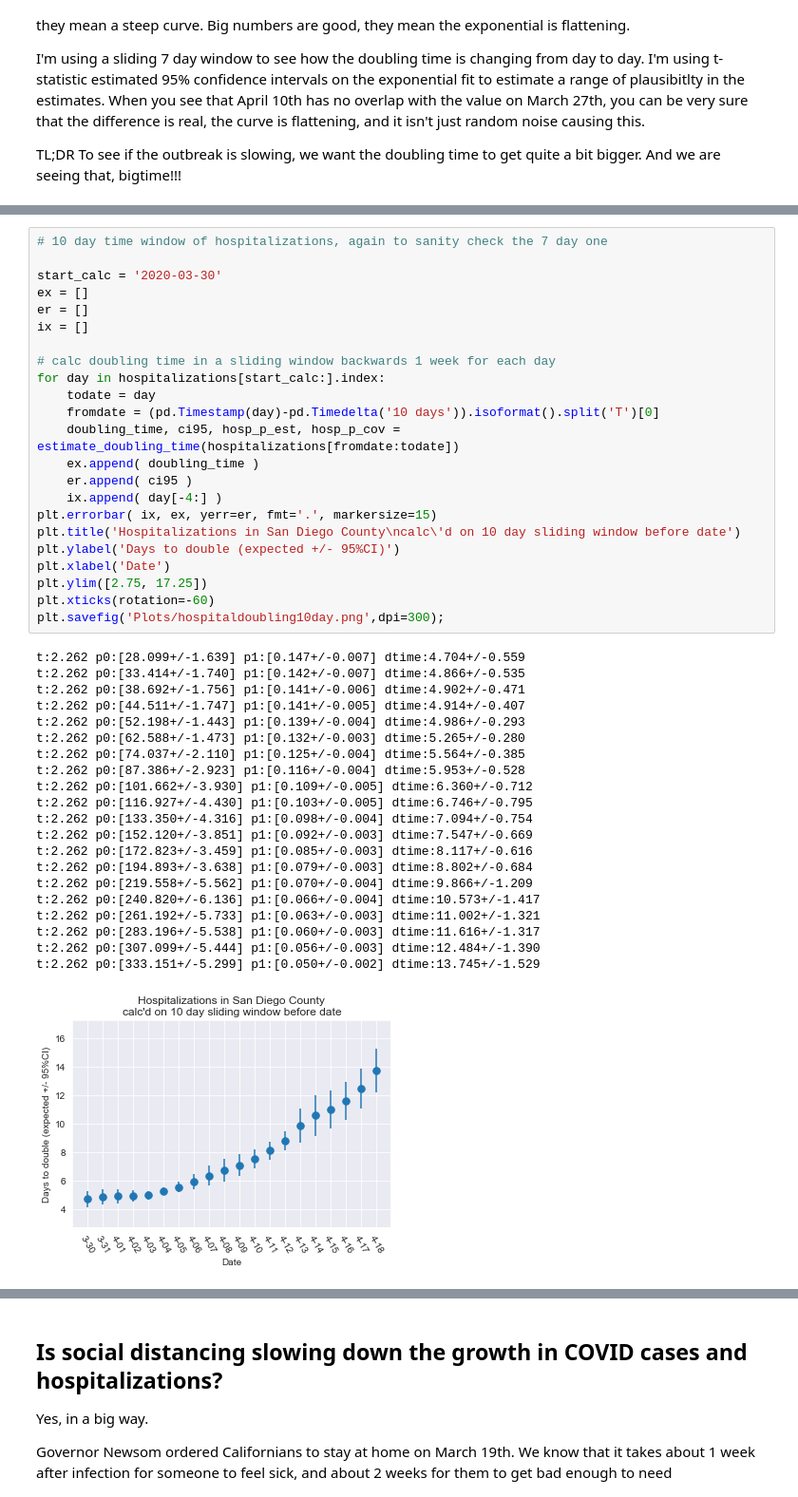
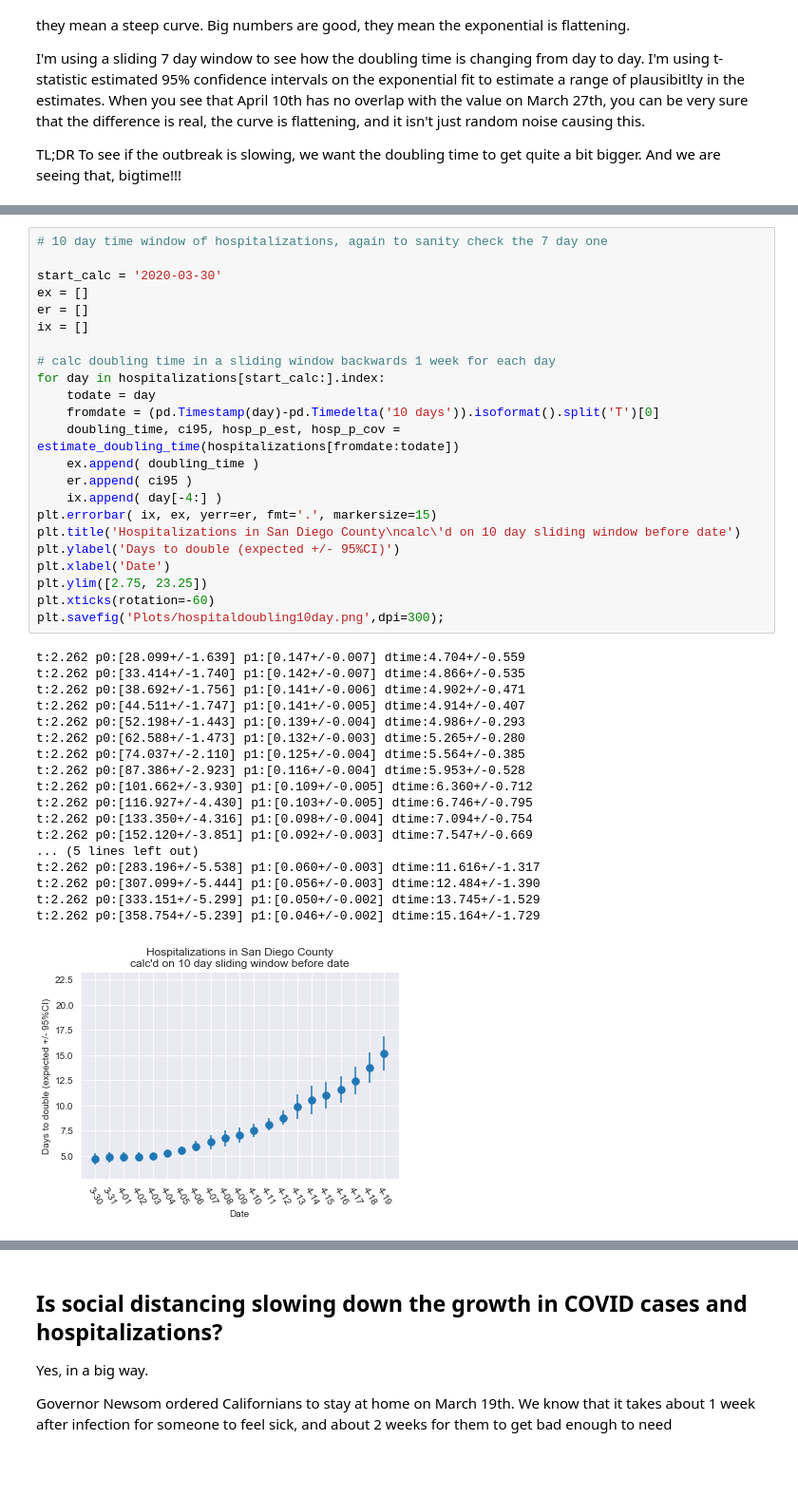
Before and after one commit to jasongfleischer/SanDiegoCountyCOVID19, a Jupyter notebook: San Diego Country Coronavirus History.ipynb, the cells around one changed output, grey strips where cells are left out. Shown at 95% size. Saved outputs shown, nothing was run; the diff lists cells and outputs as text; blank space fills up the shorter version.

```diff
--- a/San Diego Country Coronavirus History.ipynb
+++ b/San Diego Country Coronavirus History.ipynb
@@ -407,40 +411,37 @@ ix = []
 # calc doubling time in a sliding window backwards 1 week for each day
 for day in hospitalizations[start_calc:].index:
     todate = day
     fromdate = (pd.Timestamp(day)-pd.Timedelta('10 days')).isoformat().split('T')[0]
     doubling_time, ci95, hosp_p_est, hosp_p_cov = estimate_doubling_time(hospitalizations[fromdate:todate])
     ex.append( doubling_time )
     er.append( ci95 )
     ix.append( day[-4:] )
 plt.errorbar( ix, ex, yerr=er, fmt='.', markersize=15)
 plt.title('Hospitalizations in San Diego County\ncalc\'d on 10 day sliding window before date')
 plt.ylabel('Days to double (expected +/- 95%CI)')
 plt.xlabel('Date')
-plt.ylim([2.75, 17.25])
+plt.ylim([2.75, 23.25])
 plt.xticks(rotation=-60)
 plt.savefig('Plots/hospitaldoubling10day.png',dpi=300);
 # %% [output]
 t:2.262 p0:[28.099+/-1.639] p1:[0.147+/-0.007] dtime:4.704+/-0.559
 t:2.262 p0:[33.414+/-1.740] p1:[0.142+/-0.007] dtime:4.866+/-0.535
 t:2.262 p0:[38.692+/-1.756] p1:[0.141+/-0.006] dtime:4.902+/-0.471
 t:2.262 p0:[44.511+/-1.747] p1:[0.141+/-0.005] dtime:4.914+/-0.407
 t:2.262 p0:[52.198+/-1.443] p1:[0.139+/-0.004] dtime:4.986+/-0.293
 t:2.262 p0:[62.588+/-1.473] p1:[0.132+/-0.003] dtime:5.265+/-0.280
 t:2.262 p0:[74.037+/-2.110] p1:[0.125+/-0.004] dtime:5.564+/-0.385
 t:2.262 p0:[87.386+/-2.923] p1:[0.116+/-0.004] dtime:5.953+/-0.528
 t:2.262 p0:[101.662+/-3.930] p1:[0.109+/-0.005] dtime:6.360+/-0.712
 t:2.262 p0:[116.927+/-4.430] p1:[0.103+/-0.005] dtime:6.746+/-0.795
 t:2.262 p0:[133.350+/-4.316] p1:[0.098+/-0.004] dtime:7.094+/-0.754
 t:2.262 p0:[152.120+/-3.851] p1:[0.092+/-0.003] dtime:7.547+/-0.669
-t:2.262 p0:[172.823+/-3.459] p1:[0.085+/-0.003] dtime:8.117+/-0.616
-t:2.262 p0:[194.893+/-3.638] p1:[0.079+/-0.003] dtime:8.802+/-0.684
-t:2.262 p0:[219.558+/-5.562] p1:[0.070+/-0.004] dtime:9.866+/-1.209
-t:2.262 p0:[240.820+/-6.136] p1:[0.066+/-0.004] dtime:10.573+/-1.417
-t:2.262 p0:[261.192+/-5.733] p1:[0.063+/-0.003] dtime:11.002+/-1.321
+... (5 lines left out)
 t:2.262 p0:[283.196+/-5.538] p1:[0.060+/-0.003] dtime:11.616+/-1.317
 t:2.262 p0:[307.099+/-5.444] p1:[0.056+/-0.003] dtime:12.484+/-1.390
 t:2.262 p0:[333.151+/-5.299] p1:[0.050+/-0.002] dtime:13.745+/-1.529
+t:2.262 p0:[358.754+/-5.239] p1:[0.046+/-0.002] dtime:15.164+/-1.729
-[figure, old version]
+[figure, new version]
 # %%
 # Starting 4/16 SD County started publishing doubling times
 # They'e using a 5 day time window -- let's see if I get the same results they do!
```
Also changed, not shown: parts of 15 cells of this notebook, 14 other files.
